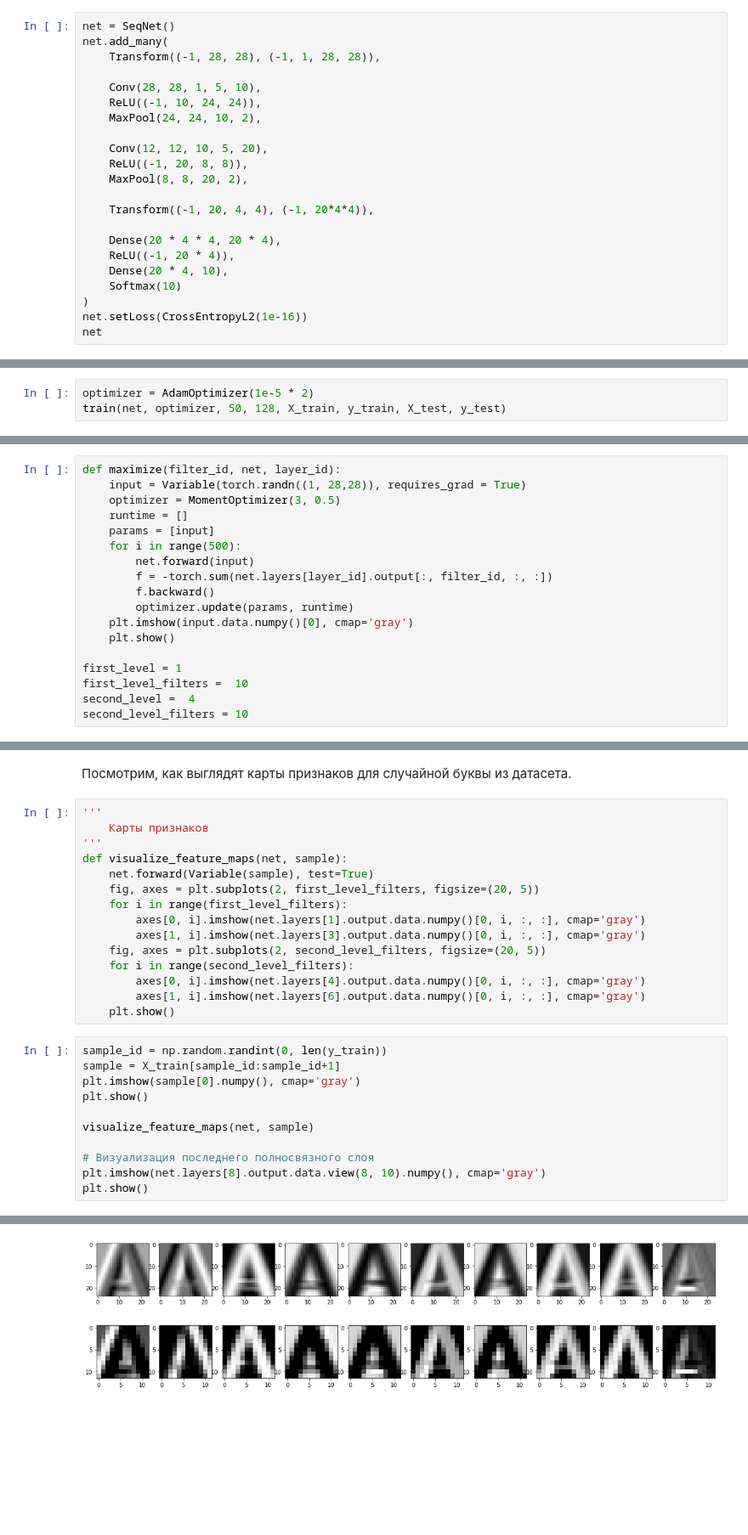
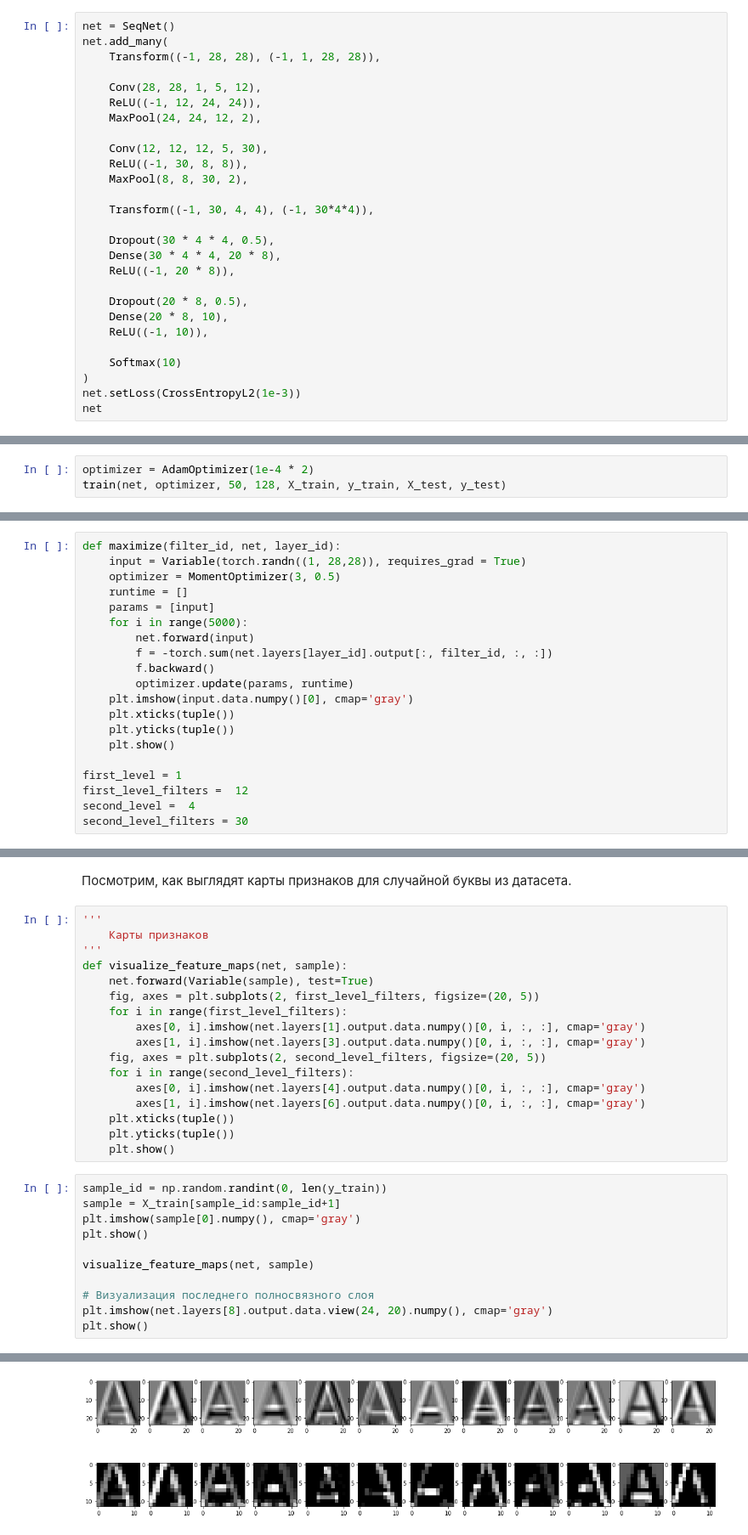
Before and after one commit to bazitur/dlschl-homeworks, a Jupyter notebook: homeworks/hw06/[hw6]Homework-First-CNN.ipynb, the cells around one changed output, grey strips where cells are left out. Shown: that part at 85% size. Cells and saved outputs as stored; diff of their text form; blank space fills up the shorter version.

```diff
--- a/homeworks/hw06/[hw6]Homework-First-CNN.ipynb
+++ b/homeworks/hw06/[hw6]Homework-First-CNN.ipynb
@@ -698,22 +723,27 @@ net = SeqNet()
 net.add_many(
     Transform((-1, 28, 28), (-1, 1, 28, 28)),
 
-    Conv(28, 28, 1, 5, 10),
-    ReLU((-1, 10, 24, 24)),
-    MaxPool(24, 24, 10, 2),
+    Conv(28, 28, 1, 5, 12),
+    ReLU((-1, 12, 24, 24)),
+    MaxPool(24, 24, 12, 2),
 
-    Conv(12, 12, 10, 5, 20),
-    ReLU((-1, 20, 8, 8)),
-    MaxPool(8, 8, 20, 2),
+    Conv(12, 12, 12, 5, 30),
+    ReLU((-1, 30, 8, 8)),
+    MaxPool(8, 8, 30, 2),
 
-    Transform((-1, 20, 4, 4), (-1, 20*4*4)),
+    Transform((-1, 30, 4, 4), (-1, 30*4*4)),
 
-    Dense(20 * 4 * 4, 20 * 4),
-    ReLU((-1, 20 * 4)),
-    Dense(20 * 4, 10),
+    Dropout(30 * 4 * 4, 0.5),
+    Dense(30 * 4 * 4, 20 * 8),
+    ReLU((-1, 20 * 8)),
+
+    Dropout(20 * 8, 0.5),
+    Dense(20 * 8, 10),
+    ReLU((-1, 10)),
+
     Softmax(10)
 )
-net.setLoss(CrossEntropyL2(1e-16))
+net.setLoss(CrossEntropyL2(1e-3))
 net
 # %% [output]
 Sequential:
@@ -731,6 +764,6 @@ Sequential:
     Softmax             (-1, 10)
     Cross entropy with L2
 # %%
-optimizer = AdamOptimizer(1e-5 * 2)
+optimizer = AdamOptimizer(1e-4 * 2)
 train(net, optimizer, 50, 128, X_train, y_train, X_test, y_test)
 # %% [output]
@@ -747,18 +779,20 @@ def maximize(filter_id, net, layer_id):
     optimizer = MomentOptimizer(3, 0.5)
     runtime = []
     params = [input]
-    for i in range(500):
+    for i in range(5000):
         net.forward(input)
         f = -torch.sum(net.layers[layer_id].output[:, filter_id, :, :])
         f.backward()
         optimizer.update(params, runtime)
     plt.imshow(input.data.numpy()[0], cmap='gray')
+    plt.xticks(tuple())
+    plt.yticks(tuple())
     plt.show()
 
 first_level = 1
-first_level_filters =  10
+first_level_filters =  12
 second_level =  4
-second_level_filters = 10
+second_level_filters = 30
 # %% [markdown]
 Первый свёрточный слой (после нелинейности). Как видно фильтры этого слоя выделяют штрихи в разных направлениях
 # %%
@@ -807,6 +839,8 @@ def visualize_feature_maps(net, sample):
     for i in range(second_level_filters):
         axes[0, i].imshow(net.layers[4].output.data.numpy()[0, i, :, :], cmap='gray')
         axes[1, i].imshow(net.layers[6].output.data.numpy()[0, i, :, :], cmap='gray')
+    plt.xticks(tuple())
+    plt.yticks(tuple())
     plt.show()
 # %%
 sample_id = np.random.randint(0, len(y_train))
@@ -817,6 +851,6 @@ plt.show()
 visualize_feature_maps(net, sample)
 
 # Визуализация последнего полносвязного слоя
-plt.imshow(net.layers[8].output.data.view(8, 10).numpy(), cmap='gray')
+plt.imshow(net.layers[8].output.data.view(24, 20).numpy(), cmap='gray')
 plt.show()
 # %% [output]
@@ -824 +858 @@ plt.show()
-[figure, old version]
+[figure, new version]
```
Also changed, not shown: parts of 13 cells of this notebook.
